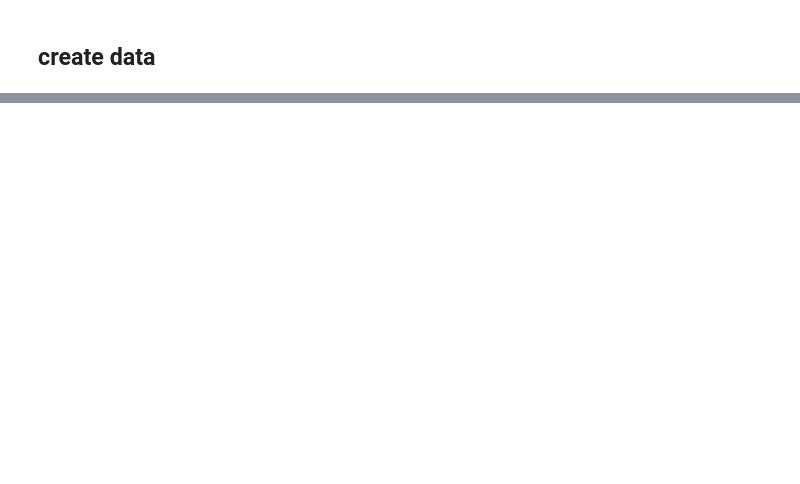
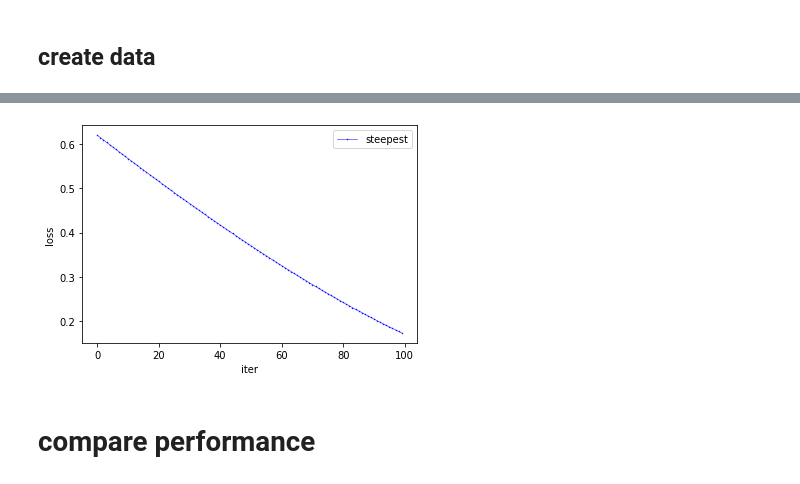
Before and after one commit to Ueeek/ML_assignment, a Jupyter notebook: mid_term1.ipynb, the cells around one changed output, grey strips where cells are left out. Cells and saved outputs as stored; diff of their text form; code cells hidden in the pictures; blank space fills up the shorter version.

Commit message:
1~3 almost ok. fix learning rate dscenet

```diff
--- a/mid_term1.ipynb
+++ b/mid_term1.ipynb
@@ -40,0 +58,33 @@ NameError: name 'posterio' is not defined
+# %%
+#epoch
+num_iter = 100
+#重みの初期値
+ww = np.ones(D)
+#learning rate-> Lipsittsのuppper boundをlrにする
+alpha_base = 0.01
+#learning history
+newton_loss_history = []
+newton_ww_history = []
+# lr descent しなくていいから、いらないかも
+lip = 0.25*np.max(x**2)
+# %%
+
+for t in range(1,num_iter+1):
+    posterior = 1/(1+np.exp(-y*(np.dot(x,ww)))) # \in (N,))
+    grad = 1/N*np.sum(np.dot((1-posterior),x*y.reshape(-1,1))) + 2*lam*ww # \in D
+    hess = 1/N*np.sum(np.dot(posterior.T,posterior)*np.dot(x.T,x))+2*lam
+    loss = 1/N*np.sum(np.log(np.exp(-y*np.dot(x,ww))))+lam*(np.dot(ww.T,ww))
+    newton_ww_history.append(ww)
+    newton_loss_history.append(loss)
+
+    ww = ww + grad/hess
+# %%
+plt.plot( newton_loss_history, 'bo-', linewidth=0.5, markersize=0.5, label='steepest')
+plt.legend()
+plt.xlabel('iter')
+plt.ylabel('loss')
+plt.show()
+# %% [output]
+[figure, added]
+# %% [markdown]
+# compare performance
```
Also changed, not shown: parts of 12 cells of this notebook, 1 other file.
